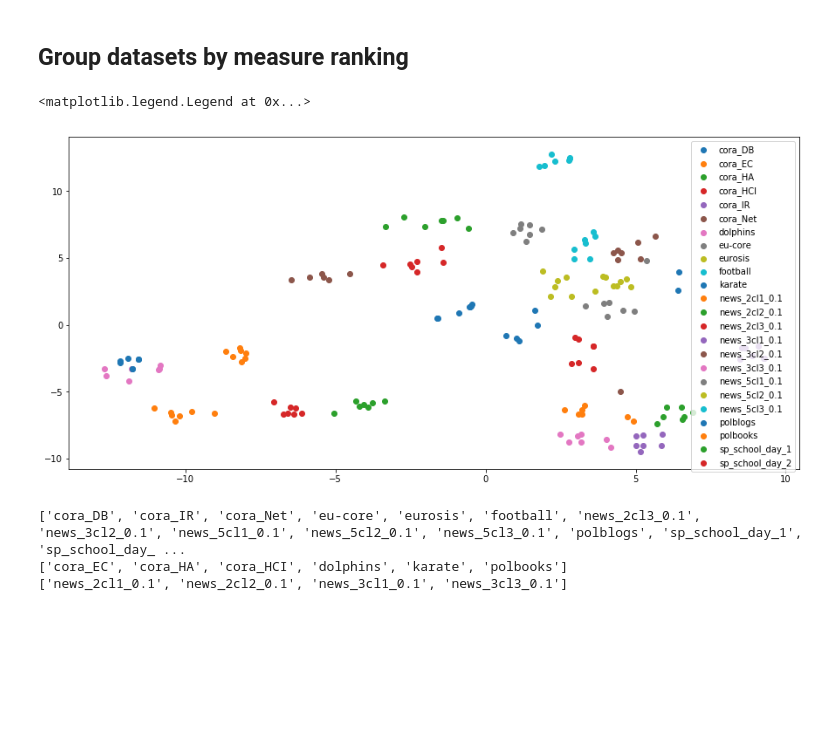
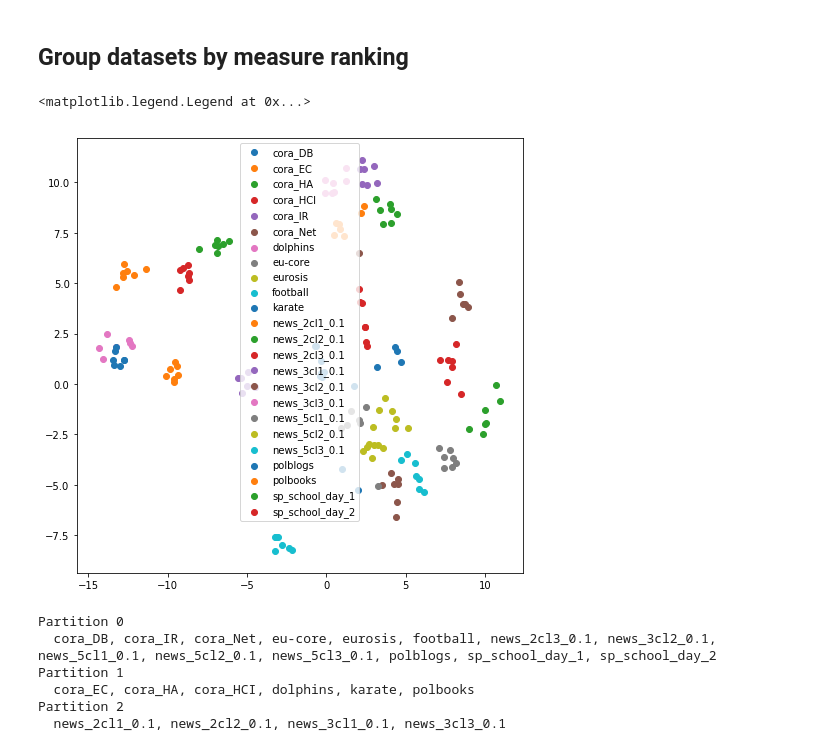
Before and after one commit to vlivashkin/pygkernels-experiments, a Jupyter notebook: experiments/init/analyze_results_datasets.ipynb, the cells around one changed output. Cells and saved outputs as stored; diff of their text form; code cells hidden in the pictures; blank space fills up the shorter version.

```diff
--- a/experiments/init/analyze_results_datasets.ipynb
+++ b/experiments/init/analyze_results_datasets.ipynb
@@ -241,28 +162,28 @@ n_experiments: 168
 # %%
 results_modularity_any3 = defaultdict(lambda: defaultdict(list)) # {(dataset, graph_idx), {kernel_name: best_ari}}
 for (dataset, kernel_name, graph_idx), si_ari in results.items():
     results_modularity_any3[(dataset, graph_idx)][kernel_name] = si_ari['modularity_any3']
 
 dataset_graphidx_avranks = dict()
 for dataset_name, dataset_results in results_modularity_any3.items():
     avranks, _, _ = calc_avranks({'0': dataset_results})
     dataset_graphidx_avranks[dataset_name] = avranks
 
 # TSNE
 X_embedded = TSNE(n_components=2, learning_rate=100).fit_transform(list(dataset_graphidx_avranks.values()))
 
 dataset_embedding = defaultdict(list)  # {dataset: [embedding]}
 for (dataset, graph_idx), X_embedded_item in zip(list(dataset_graphidx_avranks.keys()), X_embedded):
     dataset_embedding[dataset].append(X_embedded_item)
 
-plt.subplots(1, figsize=(15, 7))
+plt.subplots(1, figsize=(8, 8))
 for dataset, embedding in dataset_embedding.items():
     embedding = np.array(embedding)
     plt.scatter(embedding[:, 0], embedding[:, 1], label=dataset)
 plt.legend()
 # %% [output]
 <matplotlib.legend.Legend at 0x...>
-[figure, old version]
+[figure, new version]
 # %%
 results_modularity_any3 = defaultdict(lambda: defaultdict(lambda: defaultdict(list)))  # {dataset: {graphidx: {kernel_name: best_ari}}}
 for (dataset, kernel_name, graph_idx), si_ari in results.items():
@@ -281,10 +202,16 @@ kmeans.fit(list(dataset_avranks.values()))
 datasets_partition = []  # [[dataset]]
 for class_idx in range(n_clusters):
     datasetss = [dataset_name for dataset_name, label in zip(list(dataset_avranks.keys()), kmeans.labels_) if label == class_idx]
-    print(datasetss)
     datasets_partition.append(datasetss)
+
+for i in range(n_clusters):
+    print(f'Partition {i}')
+    print(f'  {", ".join(datasets_partition[i])}')
 # %% [output]
-['cora_DB', 'cora_IR', 'cora_Net', 'eu-core', 'eurosis', 'football', 'news_2cl3_0.1', 'news_3cl2_0.1', 'news_5cl1_0.1', 'news_5cl2_0.1', 'news_5cl3_0.1', 'polblogs', 'sp_school_day_1', 'sp_school_day_ ...
-['cora_EC', 'cora_HA', 'cora_HCI', 'dolphins', 'karate', 'polbooks']
-['news_2cl1_0.1', 'news_2cl2_0.1', 'news_3cl1_0.1', 'news_3cl3_0.1']
+Partition 0
+  cora_DB, cora_IR, cora_Net, eu-core, eurosis, football, news_2cl3_0.1, news_3cl2_0.1, news_5cl1_0.1, news_5cl2_0.1, news_5cl3_0.1, polblogs, sp_school_day_1, sp_school_day_2
+Partition 1
+  cora_EC, cora_HA, cora_HCI, dolphins, karate, polbooks
+Partition 2
+  news_2cl1_0.1, news_2cl2_0.1, news_3cl1_0.1, news_3cl3_0.1
 # %%
```
Also changed, not shown: parts of 7 cells of this notebook, 7 other files.
